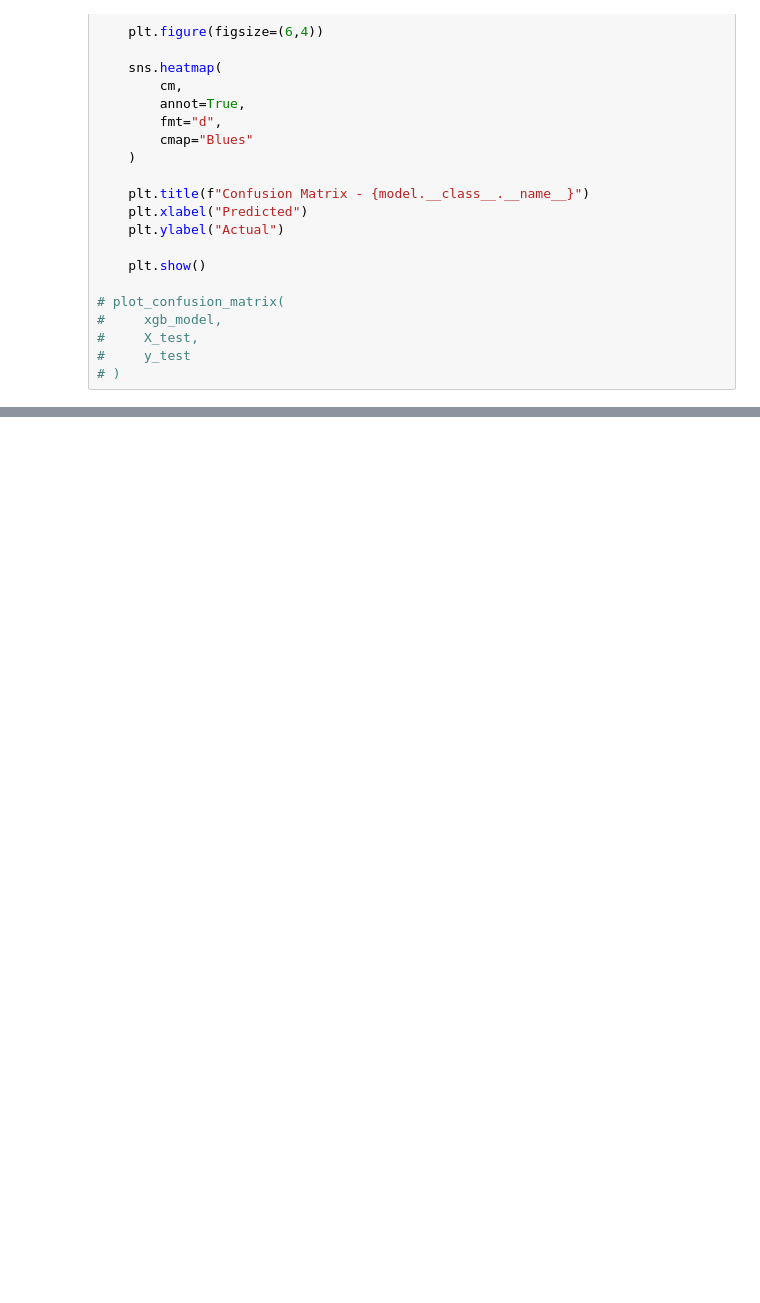
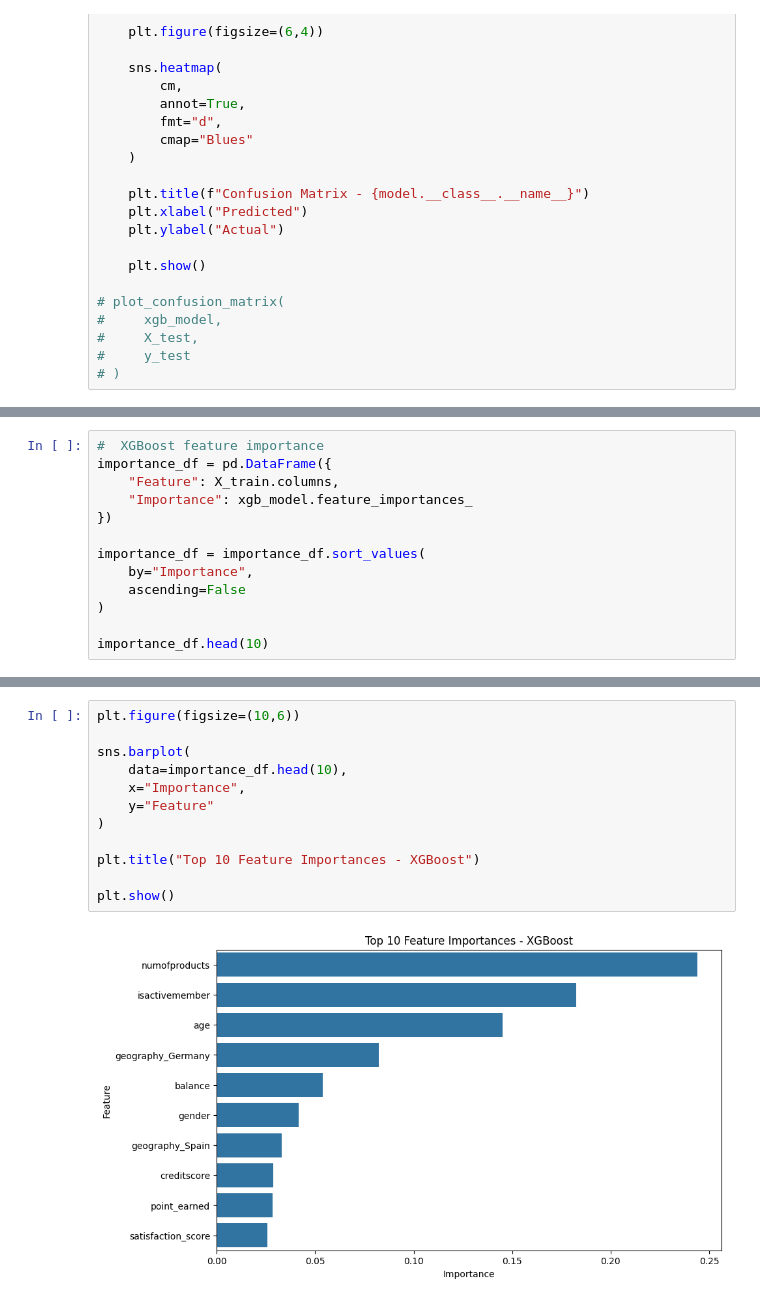
Before and after one commit to AlvaroMF02/Proyecto-Master-DataScience-Evolve-AlvaroMartinez, a Jupyter notebook: notebooks/03_models.ipynb, the cells around one changed output, grey strips where cells are left out. Cells and saved outputs as stored; diff of their text form; blank space fills up the shorter version.

Commit message:
modelos echos, queda mejorar comentarios

```diff
--- a/notebooks/03_models.ipynb
+++ b/notebooks/03_models.ipynb
@@ -250,0 +296,13 @@ def plot_confusion_matrix(model, X_test, y_test):
+# %%
+#  XGBoost feature importance
+importance_df = pd.DataFrame({
+    "Feature": X_train.columns,
+    "Importance": xgb_model.feature_importances_
+})
+
+importance_df = importance_df.sort_values(
+    by="Importance",
+    ascending=False
+)
+
+importance_df.head(10)
@@ -250,0 +321,14 @@ def plot_confusion_matrix(model, X_test, y_test):
+# %%
+plt.figure(figsize=(10,6))
+
+sns.barplot(
+    data=importance_df.head(10),
+    x="Importance",
+    y="Feature"
+)
+
+plt.title("Top 10 Feature Importances - XGBoost")
+
+plt.show()
+# %% [output]
+[figure, added]
```
Also changed, not shown: parts of 8 cells of this notebook.
